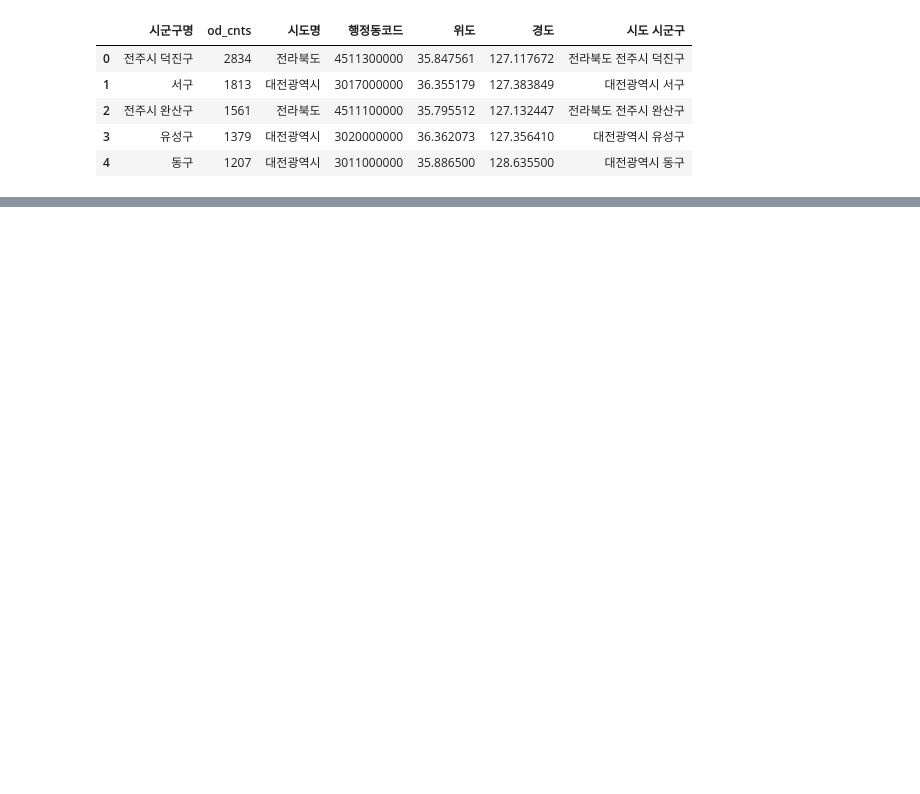
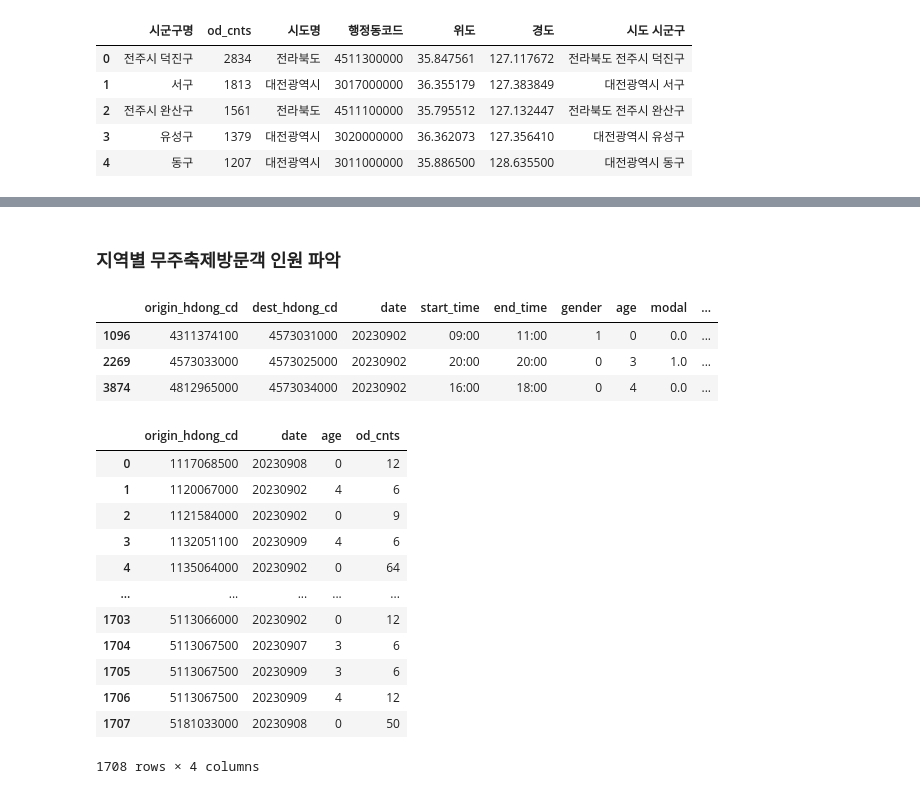
Before and after one commit to NongShiN/2024_bigcontest_muju_festival_shuttle_bus, a Jupyter notebook: best_shuttle_bus_route.ipynb, the cells around one changed output, grey strips where cells are left out. Drawn from its saved outputs; the diff is of its cells as text; code cells hidden in the pictures; blank space fills up the shorter version.

```diff
--- a/best_shuttle_bus_route.ipynb
+++ b/best_shuttle_bus_route.ipynb
@@ -650,0 +129,27 @@ KeyboardInterrupt:
+# %% [markdown]
+### 지역별 무주축제방문객 인원 파악
+# %%
+df_od.head(3)
+# %% [output]
+|  | origin_hdong_cd | dest_hdong_cd | date | start_time | end_time | gender | age | modal | ... |
+| 1096 | 4311374100 | 4573031000 | 20230902 | 09:00 | 11:00 | 1 | 0 | 0.0 | ... |
+| 2269 | 4573033000 | 4573025000 | 20230902 | 20:00 | 20:00 | 0 | 3 | 1.0 | ... |
+| 3874 | 4812965000 | 4573034000 | 20230902 | 16:00 | 18:00 | 0 | 4 | 0.0 | ... |
+# %%
+# 그룹화
+df_od_group = df_od.groupby(['origin_hdong_cd', 'date', 'age'])['od_cnts'].sum().reset_index()
+df_od_group
+# %% [output]
+|  | origin_hdong_cd | date | age | od_cnts |
+| 0 | 1117068500 | 20230908 | 0 | 12 |
+| 1 | 1120067000 | 20230902 | 4 | 6 |
+| 2 | 1121584000 | 20230902 | 0 | 9 |
+| 3 | 1132051100 | 20230909 | 4 | 6 |
+| 4 | 1135064000 | 20230902 | 0 | 64 |
+| ... | ... | ... | ... | ... |
+| 1703 | 5113066000 | 20230902 | 0 | 12 |
+| 1704 | 5113067500 | 20230907 | 3 | 6 |
+| 1705 | 5113067500 | 20230909 | 3 | 6 |
+| 1706 | 5113067500 | 20230909 | 4 | 12 |
+| 1707 | 5181033000 | 20230908 | 0 | 50 |
+1708 rows × 4 columns
```
Also changed, not shown: parts of 49 cells of this notebook, 3 other files.
